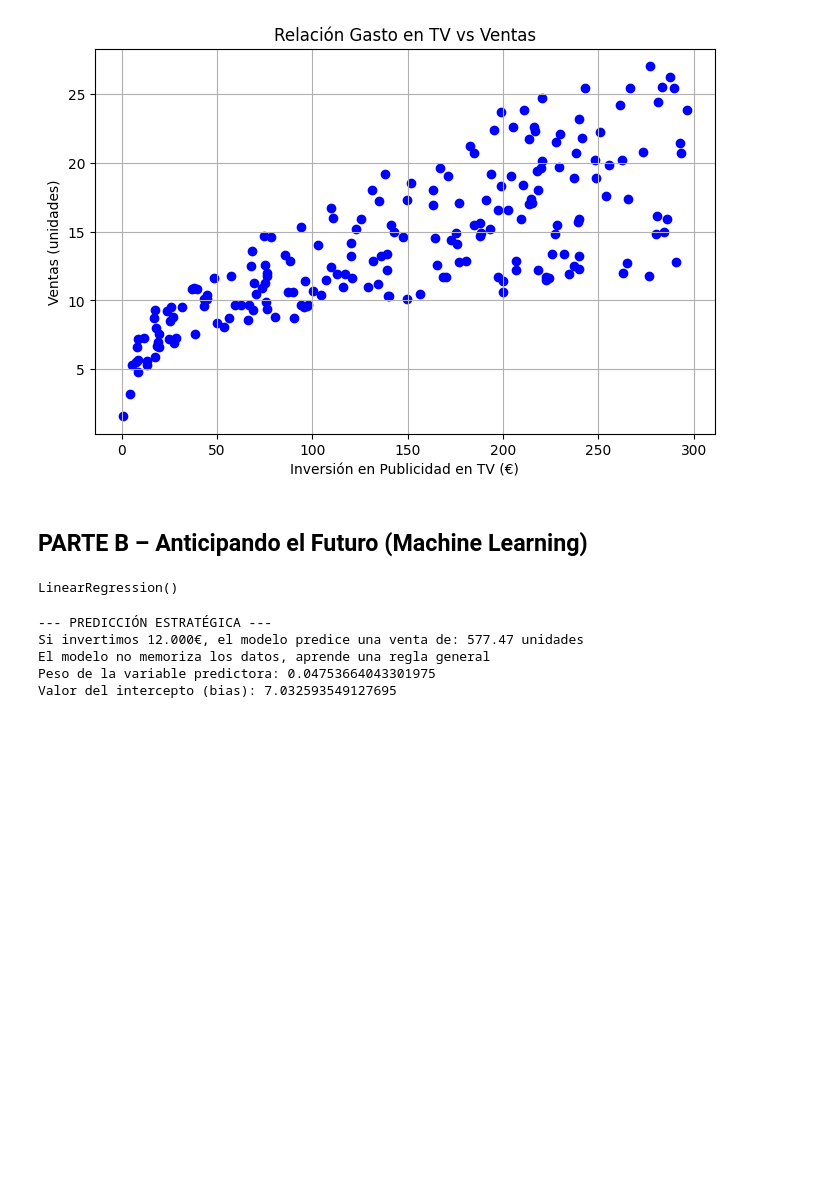
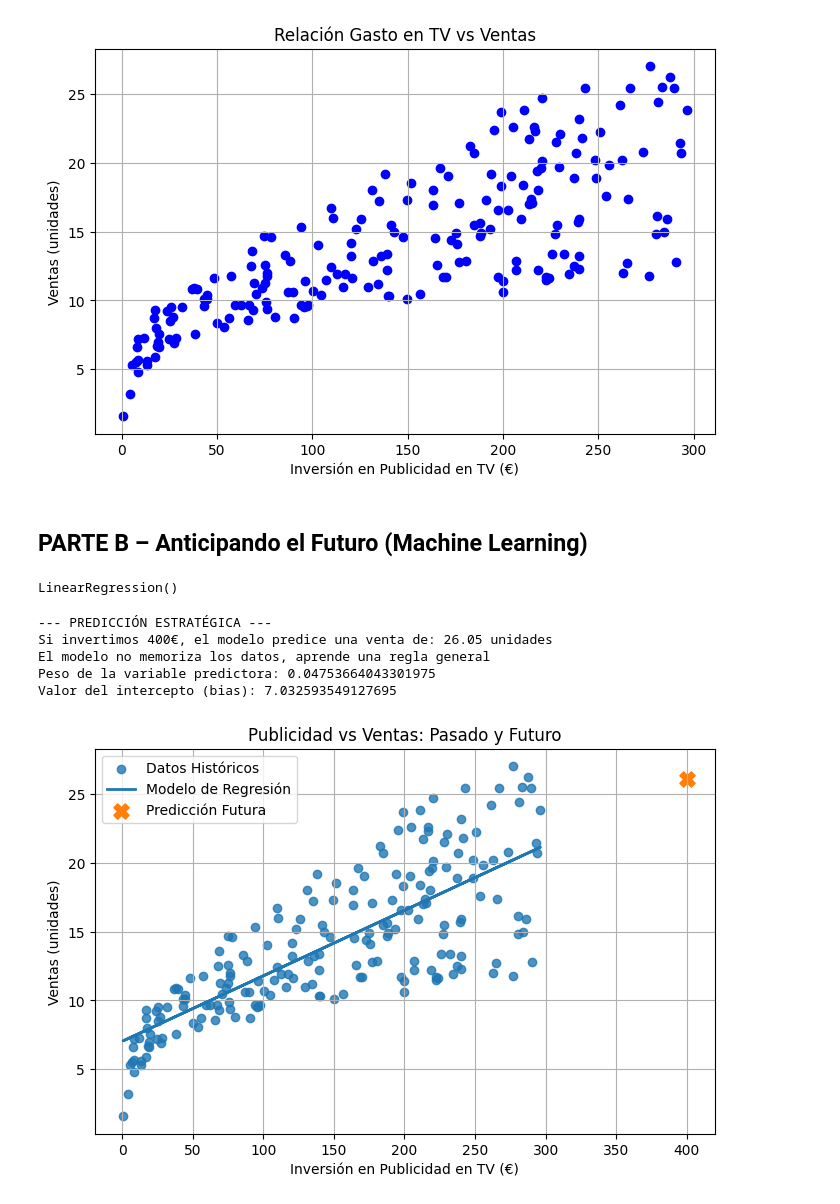
Before and after one commit to jfrometa-tlsi/UCV_ML_Course, a Jupyter notebook: ML1_Intro.ipynb, the cells around one changed output. Saved outputs shown, nothing was run; the diff lists cells and outputs as text; code cells hidden in the pictures; blank space fills up the shorter version.

```diff
--- a/ML1_Intro.ipynb
+++ b/ML1_Intro.ipynb
@@ -115,18 +118,48 @@ LinearRegression()
 # %%
 # 6. LA PREGUNTA DE NEGOCIO:
 # "¿Si el mes que viene invertimos 12.000€, cuánto venderemos?"
-nueva_inversion_TV = [[12000]]
+nueva_inversion_TV = [[400]]
 prediccion = modelo.predict(nueva_inversion_TV)
 
 print(f"\n--- PREDICCIÓN ESTRATÉGICA ---")
-print(f"Si invertimos 12.000€, el modelo predice una venta de: {prediccion[0]:.2f} unidades")
+print(f"Si invertimos 400€, el modelo predice una venta de: {prediccion[0]:.2f} unidades")
 
 print("El modelo no memoriza los datos, aprende una regla general")
 print(f"Peso de la variable predictora: {modelo.coef_[0]}")
 print(f"Valor del intercepto (bias): {modelo.intercept_}")
 # %% [output]
 --- PREDICCIÓN ESTRATÉGICA ---
-Si invertimos 12.000€, el modelo predice una venta de: 577.47 unidades
+Si invertimos 400€, el modelo predice una venta de: 26.05 unidades
 El modelo no memoriza los datos, aprende una regla general
 Peso de la variable predictora: 0.04753664043301975
 Valor del intercepto (bias): 7.032593549127695
+# %%
+# Crear valores para la línea de regresión
+X_linea = np.array(df['TV']).reshape(-1, 1)
+y_linea = modelo.predict(X_linea)
+
+# Gráfico
+plt.figure(figsize=(8,5))
+
+# Datos reales
+plt.scatter(df['TV'], df['Sales'],
+            label='Datos Históricos', alpha=0.8)
+
+# Línea de regresión
+plt.plot(df['TV'], y_linea,
+         label='Modelo de Regresión', linewidth=2)
+
+# Punto futuro
+plt.scatter(400, prediccion[0],
+            marker='X', s=120, label='Predicción Futura')
+
+# Etiquetas y formato
+plt.title('Publicidad vs Ventas: Pasado y Futuro')
+plt.xlabel('Inversión en Publicidad en TV (€)')
+plt.ylabel('Ventas (unidades)')
+plt.legend()
+plt.grid(True)
+
+plt.show()
+# %% [output]
+[figure, added]
```
Also changed, not shown: parts of 2 cells of this notebook.
